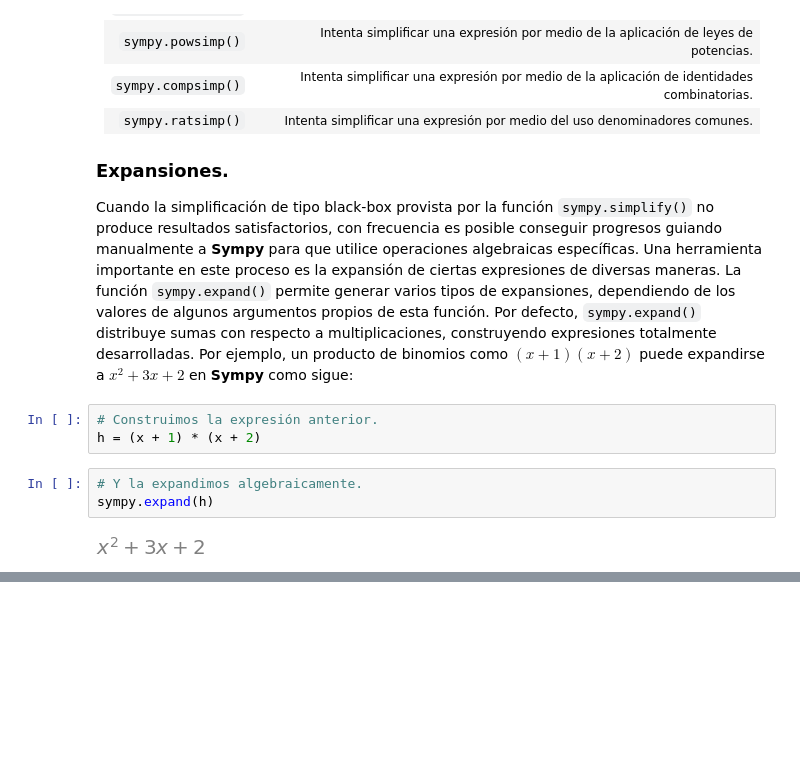
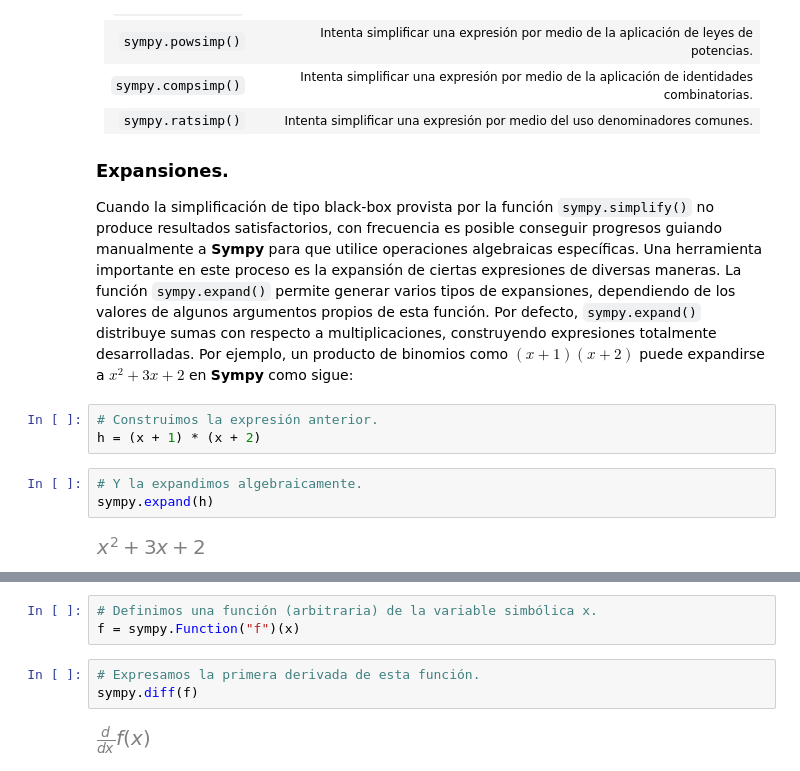
Before and after one commit to rquezadac/udd_data_analytics_lectures, a Jupyter notebook: seccion_04_scipy/clase_4_2.ipynb, the cells around one changed output, grey strips where cells are left out. Saved outputs shown, nothing was run; the diff lists cells and outputs as text; blank space fills up the shorter version.

Commit message:
sympy 1st lecture update (derivatives)

```diff
--- a/seccion_04_scipy/clase_4_2.ipynb
+++ b/seccion_04_scipy/clase_4_2.ipynb
@@ -740,0 +746,8 @@ values = np.linspace(start=0, stop=99, num=100)
+# %%
+# Definimos una función (arbitraria) de la variable simbólica x.
+f = sympy.Function("f")(x)
+# %%
+# Expresamos la primera derivada de esta función.
+sympy.diff(f)
+# %% [output]
+[figure, added]
```
Also changed, not shown: parts of 178 cells of this notebook.
